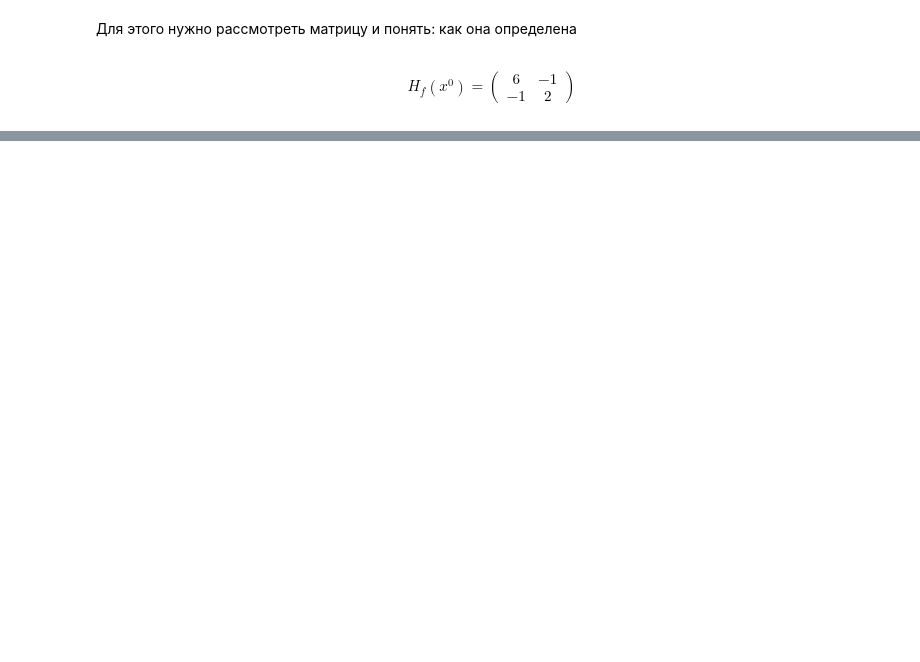
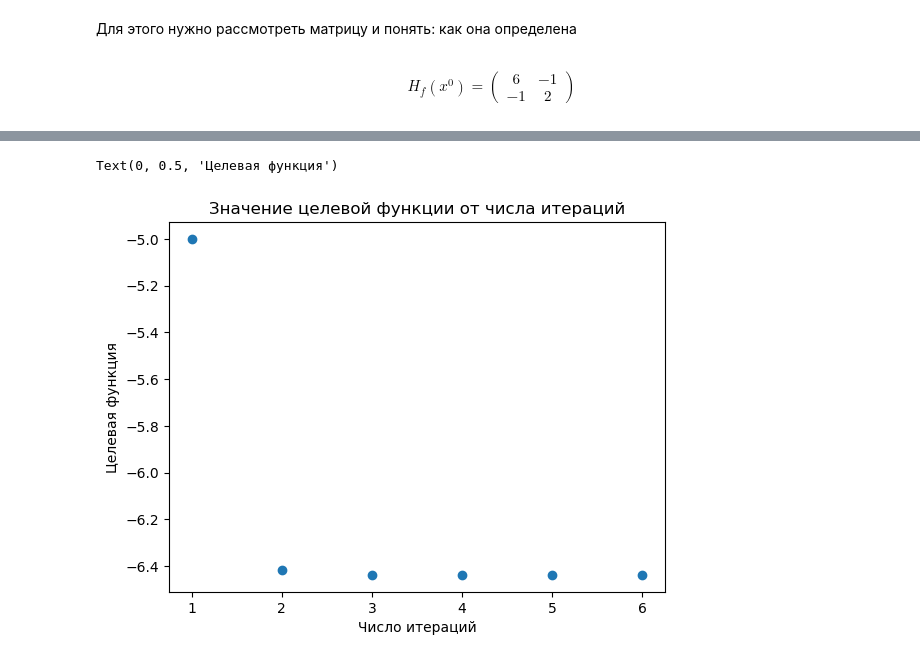
Before and after one commit to EHAT32/optimization, a Jupyter notebook: lab2.ipynb, the cells around one changed output, grey strips where cells are left out. Drawn from its saved outputs; the diff is of its cells as text; code cells hidden in the pictures; blank space fills up the shorter version.

```diff
--- a/lab2.ipynb
+++ b/lab2.ipynb
@@ -110,0 +180,15 @@ $\Delta_1 = 6 > 0$, $\Delta_2 = 12 + 1 = 13 > 0$, получается, что $
+# %%
+def steepDescent(func, gradFunc, x0, eps = 1e-4):
+    xk = x0
+    gradF = gradFunc(xk)
+    xkForIter = [xk]
+    fkForIter = [func(xk)]
+    while np.linalg.norm(gradF) > eps:
+        #find alpha:
+        findAlpha = lambda alpha: func(xk - alpha * gradF / np.linalg.norm(gradF))
+        optAlpha = minimize_scalar(findAlpha).x
+        xk = xk - optAlpha * gradF / np.linalg.norm(gradF)
+        gradF = gradFunc(xk)
+        xkForIter.append(xk)
+        fkForIter.append(func(xk))
+    return xk, func(xk), xkForIter, fkForIter
@@ -110,0 +205,8 @@ $\Delta_1 = 6 > 0$, $\Delta_2 = 12 + 1 = 13 > 0$, получается, что $
+# %%
+plt.scatter(np.arange(1, len(fDataSteep) + 1), fDataSteep)
+plt.title('Значение целевой функции от числа итераций')
+plt.xlabel('Число итераций')
+plt.ylabel('Целевая функция')
+# %% [output]
+Text(0, 0.5, 'Целевая функция')
+[figure, added]
```
Also changed, not shown: parts of 33 cells of this notebook.
